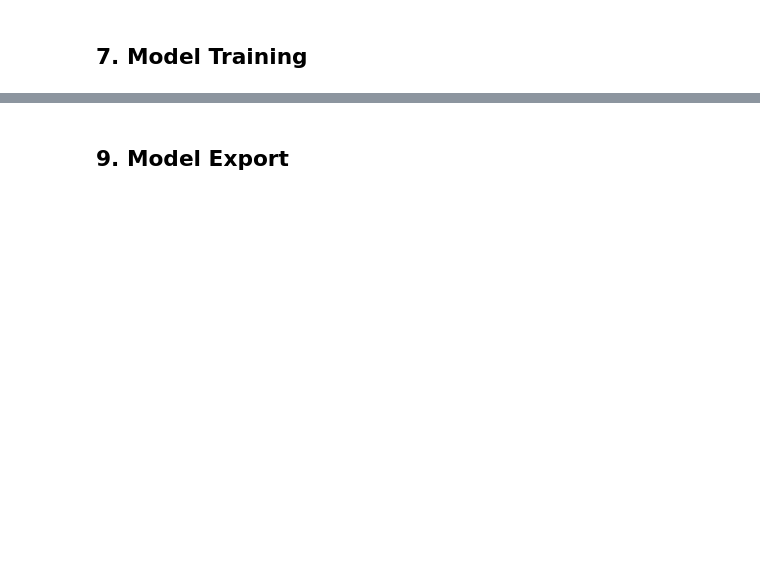
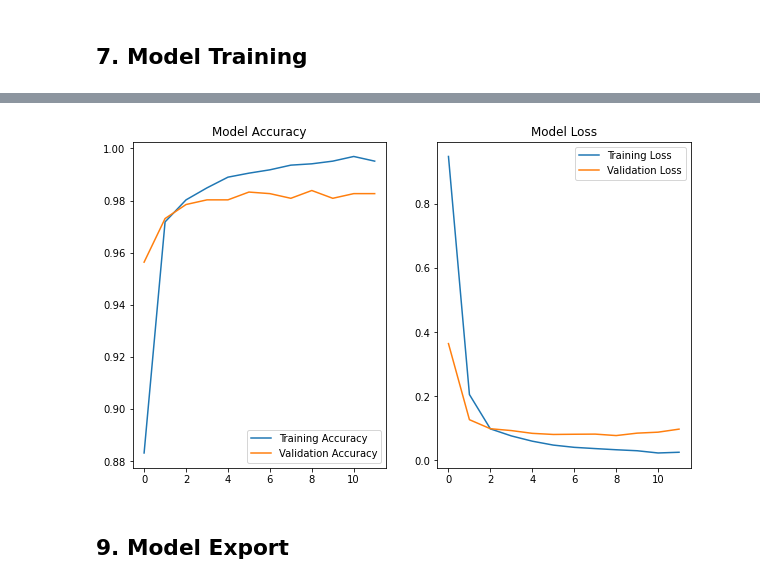
Before and after one commit to 7louu/spam-detection-nlp, a Jupyter notebook: notebooks/spam_detection_pipeline.ipynb, the cells around one changed output, grey strips where cells are left out. Cells and saved outputs as stored; diff of their text form; code cells hidden in the pictures; blank space fills up the shorter version.

```diff
--- a/notebooks/spam_detection_pipeline.ipynb
+++ b/notebooks/spam_detection_pipeline.ipynb
@@ -492,0 +758,22 @@ Top 10 Entities in HAM :
+# %%
+X_train_seq, X_test_seq, y_train_seq, y_test_seq = train_test_split(X_seq, y_seq, test_size=0.3, random_state=42, stratify=y_seq)
+
+early_stop = EarlyStopping(
+    monitor="val_loss",
+    patience=3,
+    restore_best_weights=True,
+)
+
+print("Training LSTM Model ...")
+history = model_tuned.fit(
+    X_train_seq,
+    y_train_seq,
+    epochs=30,
+    batch_size=32,
+    validation_data=(X_test_seq, y_test_seq),
+    callbacks=[early_stop],
+    verbose=1
+)
+
+loss, accuracy = model_tuned.evaluate(X_test_seq, y_test_seq)
+print(f"\nFinal Test Accuracy : {accuracy*100:.2f}%")
@@ -493,2 +798,17 @@ Top 10 Entities in HAM :
+# %%
+plt.figure(figsize=(10, 6))
+plt.subplot(1, 2, 1)
+plt.plot(history.history['accuracy']    , label='Training Accuracy')
+plt.plot(history.history['val_accuracy'], label='Validation Accuracy')
+plt.title('Model Accuracy')
+plt.legend()
+plt.subplot(1, 2, 2)
+plt.plot(history.history['loss']    , label='Training Loss')
+plt.plot(history.history['val_loss'], label='Validation Loss')
+plt.title('Model Loss')
+plt.legend()
+plt.show()
+# %% [output]
+[figure, added]
 # %% [markdown]
 ## 9. Model Export
```
Also changed, not shown: parts of 26 cells of this notebook, 2 other files.
